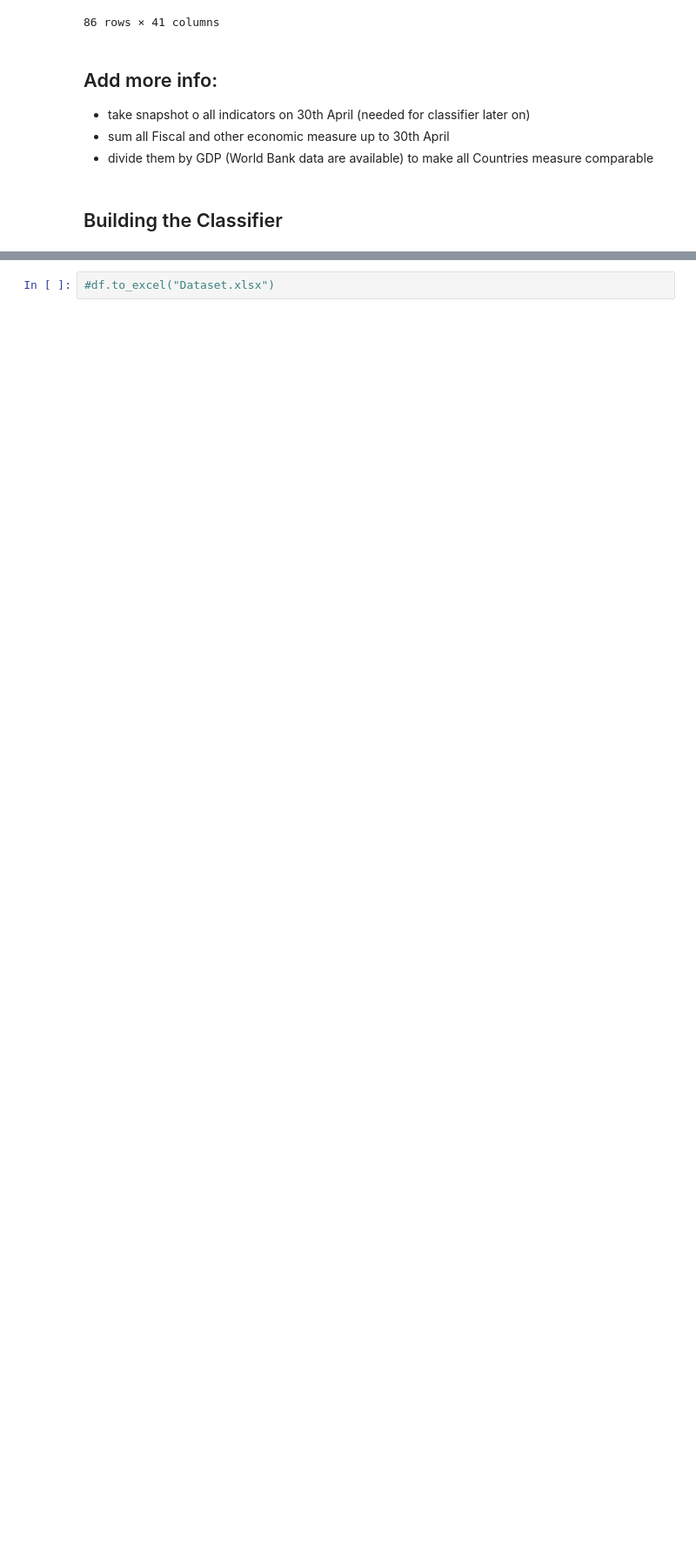
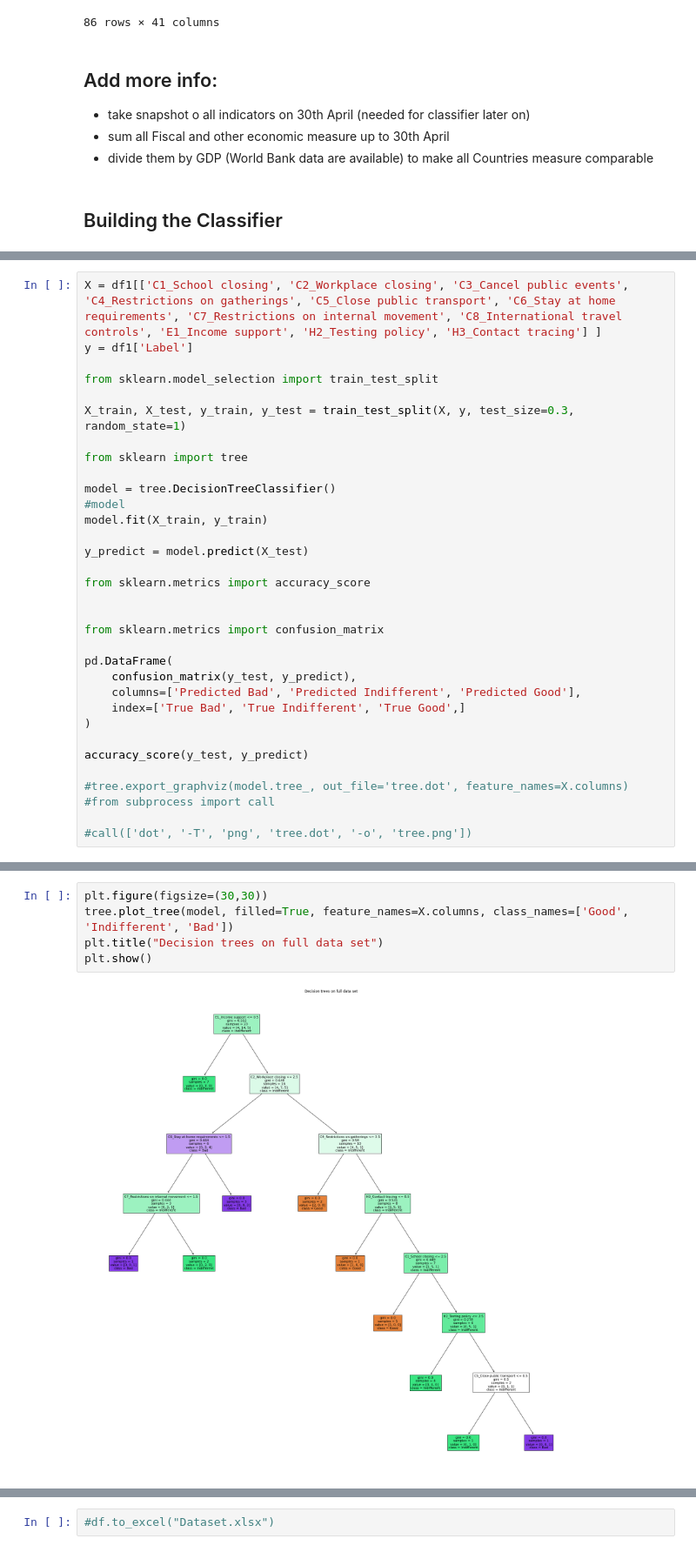
Before and after one commit to LarsBryld/socialdataanalysis2020, a Jupyter notebook: 02806_Classifier.ipynb, the cells around one changed output, grey strips where cells are left out. Shown: that part at 87% size. Drawn from its saved outputs; the diff is of its cells as text; blank space fills up the shorter version.

```diff
--- a/02806_Classifier.ipynb
+++ b/02806_Classifier.ipynb
@@ -289,0 +243,33 @@ features
+# %%
+X = df1[['C1_School closing', 'C2_Workplace closing', 'C3_Cancel public events', 'C4_Restrictions on gatherings', 'C5_Close public transport', 'C6_Stay at home requirements', 'C7_Restrictions on internal movement', 'C8_International travel controls', 'E1_Income support', 'H2_Testing policy', 'H3_Contact tracing'] ]
+y = df1['Label']
+
+from sklearn.model_selection import train_test_split
+
+X_train, X_test, y_train, y_test = train_test_split(X, y, test_size=0.3, random_state=1)
+
+from sklearn import tree
+
+model = tree.DecisionTreeClassifier()
+#model
+model.fit(X_train, y_train)
+
+y_predict = model.predict(X_test)
+
+from sklearn.metrics import accuracy_score
+
+
+from sklearn.metrics import confusion_matrix
+
+pd.DataFrame(
+    confusion_matrix(y_test, y_predict),
+    columns=['Predicted Bad', 'Predicted Indifferent', 'Predicted Good'],
+    index=['True Bad', 'True Indifferent', 'True Good',]
+)
+
+accuracy_score(y_test, y_predict)
+
+#tree.export_graphviz(model.tree_, out_file='tree.dot', feature_names=X.columns)
+#from subprocess import call
+
+#call(['dot', '-T', 'png', 'tree.dot', '-o', 'tree.png'])
@@ -290 +278,8 @@ features
+# %%
+plt.figure(figsize=(30,30))
+tree.plot_tree(model, filled=True, feature_names=X.columns, class_names=['Good', 'Indifferent', 'Bad'])
+plt.title("Decision trees on full data set")
+plt.show()
+# %% [output]
+[figure, added]
 # %%
```
Also changed, not shown: parts of 12 cells of this notebook.
